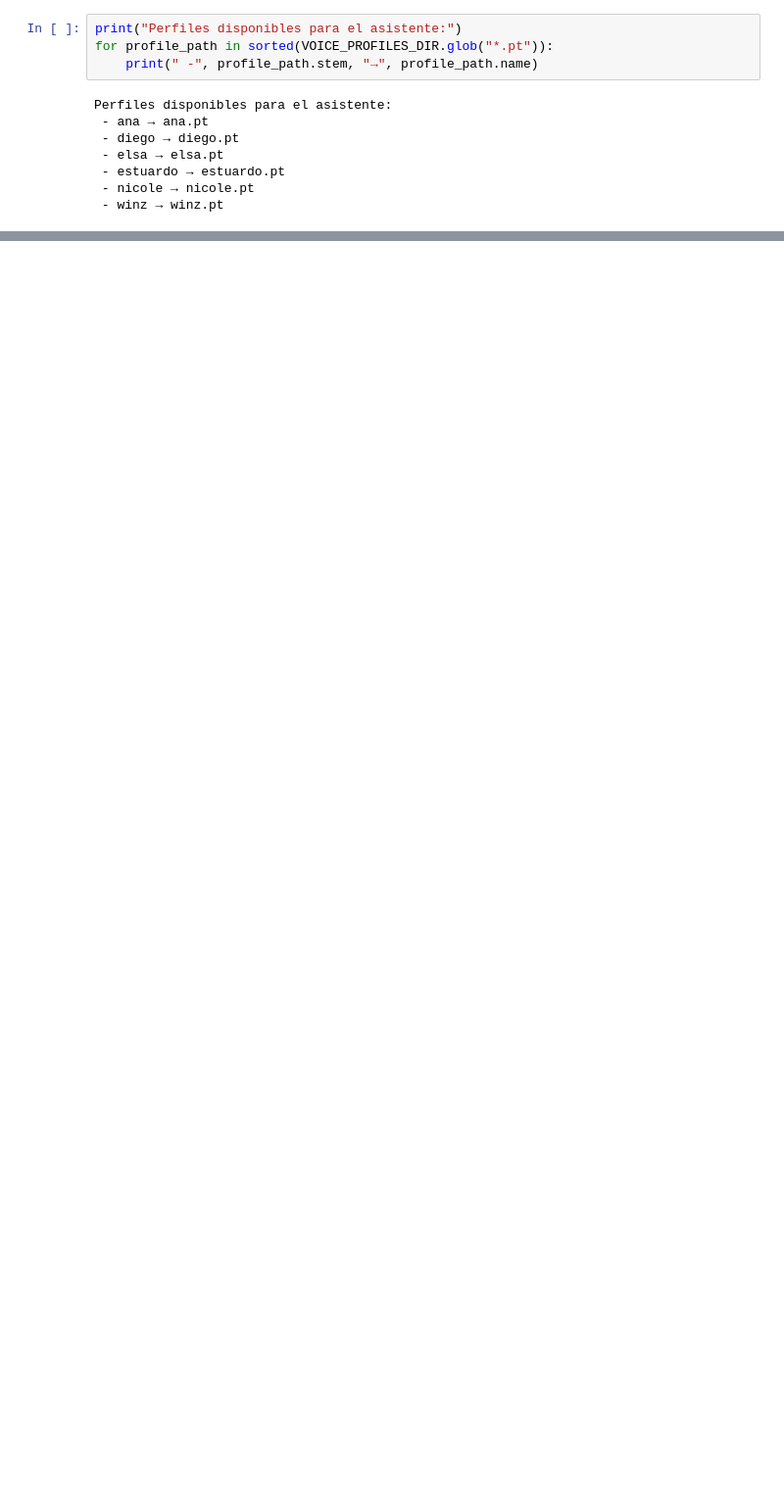
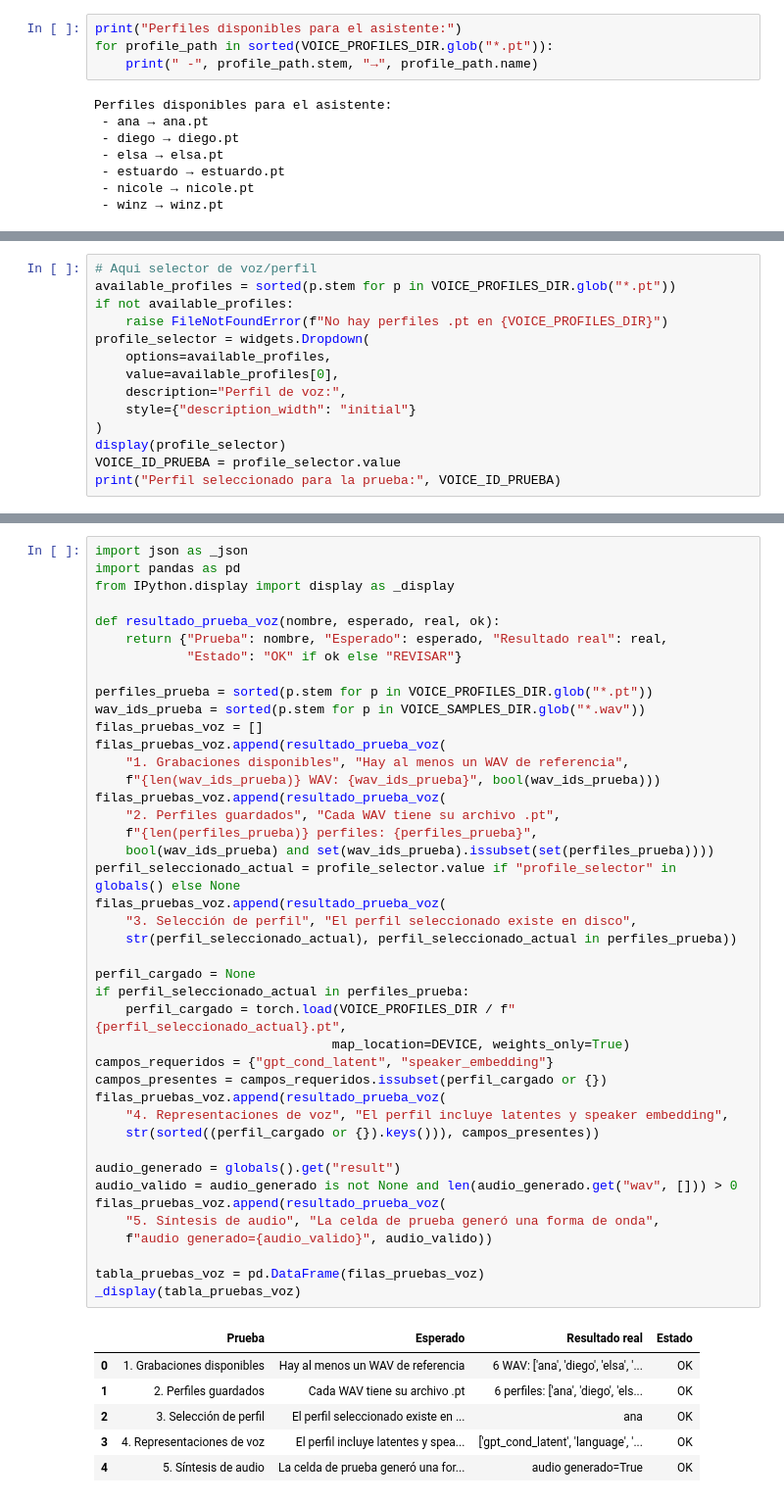
Before and after one commit to Codenid/asistente-compras-por-voz, a Jupyter notebook: notebooks/02_preparar_perfil_de_voz.ipynb, the cells around one changed output, grey strips where cells are left out. Shown at 98% size. Cells and saved outputs as stored; diff of their text form; blank space fills up the shorter version.

Commit message:
Actualizar asistente de compras por voz

```diff
--- a/notebooks/02_preparar_perfil_de_voz.ipynb
+++ b/notebooks/02_preparar_perfil_de_voz.ipynb
@@ -239,0 +194,14 @@ display(Audio(result["wav"], rate=24000))
+# %%
+# Aqui selector de voz/perfil
+available_profiles = sorted(p.stem for p in VOICE_PROFILES_DIR.glob("*.pt"))
+if not available_profiles:
+    raise FileNotFoundError(f"No hay perfiles .pt en {VOICE_PROFILES_DIR}")
+profile_selector = widgets.Dropdown(
+    options=available_profiles,
+    value=available_profiles[0],
+    description="Perfil de voz:",
+    style={"description_width": "initial"}
+)
+display(profile_selector)
+VOICE_ID_PRUEBA = profile_selector.value
+print("Perfil seleccionado para la prueba:", VOICE_ID_PRUEBA)
@@ -239,0 +234,49 @@ display(Audio(result["wav"], rate=24000))
+# %%
+import json as _json
+import pandas as pd
+from IPython.display import display as _display
+
+def resultado_prueba_voz(nombre, esperado, real, ok):
+    return {"Prueba": nombre, "Esperado": esperado, "Resultado real": real,
+            "Estado": "OK" if ok else "REVISAR"}
+
+perfiles_prueba = sorted(p.stem for p in VOICE_PROFILES_DIR.glob("*.pt"))
+wav_ids_prueba = sorted(p.stem for p in VOICE_SAMPLES_DIR.glob("*.wav"))
+filas_pruebas_voz = []
+filas_pruebas_voz.append(resultado_prueba_voz(
+    "1. Grabaciones disponibles", "Hay al menos un WAV de referencia",
+    f"{len(wav_ids_prueba)} WAV: {wav_ids_prueba}", bool(wav_ids_prueba)))
+filas_pruebas_voz.append(resultado_prueba_voz(
+    "2. Perfiles guardados", "Cada WAV tiene su archivo .pt",
+    f"{len(perfiles_prueba)} perfiles: {perfiles_prueba}",
+    bool(wav_ids_prueba) and set(wav_ids_prueba).issubset(set(perfiles_prueba))))
+perfil_seleccionado_actual = profile_selector.value if "profile_selector" in globals() else None
+filas_pruebas_voz.append(resultado_prueba_voz(
+    "3. Selección de perfil", "El perfil seleccionado existe en disco",
+    str(perfil_seleccionado_actual), perfil_seleccionado_actual in perfiles_prueba))
+
+perfil_cargado = None
+if perfil_seleccionado_actual in perfiles_prueba:
+    perfil_cargado = torch.load(VOICE_PROFILES_DIR / f"{perfil_seleccionado_actual}.pt",
+                               map_location=DEVICE, weights_only=True)
+campos_requeridos = {"gpt_cond_latent", "speaker_embedding"}
+campos_presentes = campos_requeridos.issubset(perfil_cargado or {})
+filas_pruebas_voz.append(resultado_prueba_voz(
+    "4. Representaciones de voz", "El perfil incluye latentes y speaker embedding",
+    str(sorted((perfil_cargado or {}).keys())), campos_presentes))
+
+audio_generado = globals().get("result")
+audio_valido = audio_generado is not None and len(audio_generado.get("wav", [])) > 0
+filas_pruebas_voz.append(resultado_prueba_voz(
+    "5. Síntesis de audio", "La celda de prueba generó una forma de onda",
+    f"audio generado={audio_valido}", audio_valido))
+
+tabla_pruebas_voz = pd.DataFrame(filas_pruebas_voz)
+_display(tabla_pruebas_voz)
+# %% [output]
+|  | Prueba | Esperado | Resultado real | Estado |
+| 0 | 1. Grabaciones disponibles | Hay al menos un WAV de referencia | 6 WAV: ['ana', 'diego', 'elsa', '... | OK |
+| 1 | 2. Perfiles guardados | Cada WAV tiene su archivo .pt | 6 perfiles: ['ana', 'diego', 'els... | OK |
+| 2 | 3. Selección de perfil | El perfil seleccionado existe en ... | ana | OK |
+| 3 | 4. Representaciones de voz | El perfil incluye latentes y spea... | ['gpt_cond_latent', 'language', '... | OK |
+| 4 | 5. Síntesis de audio | La celda de prueba generó una for... | audio generado=True | OK |
```
Also changed, not shown: parts of 19 cells of this notebook, 17 other files.
